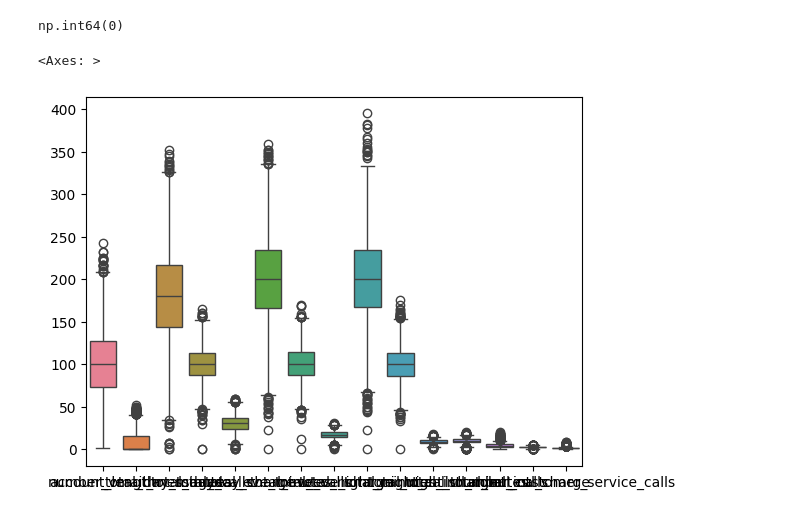
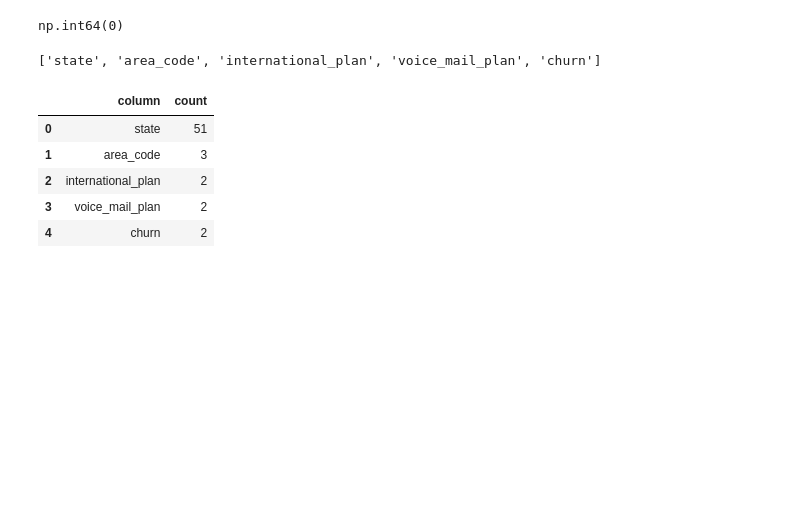
Before and after one commit to Gifted-Dev/customerChurn_prediction, a Jupyter notebook: notebooks/EDA.ipynb, the cells around one changed output. Drawn from its saved outputs; the diff is of its cells as text; code cells hidden in the pictures; blank space fills up the shorter version.

```diff
--- a/notebooks/EDA.ipynb
+++ b/notebooks/EDA.ipynb
@@ -71,8 +72,26 @@ dtype: object
 df.duplicated().sum()
 # %% [output]
 np.int64(0)
-# %%
-sns.boxplot(data=df)
-# %% [output]
-<Axes: >
-[figure, removed]
+# %%
+cat_columns = [feature for feature in df.columns if feature in df.select_dtypes(['object']).columns]
+
+cat_columns
+# %% [output]
+['state', 'area_code', 'international_plan', 'voice_mail_plan', 'churn']
+# %%
+# col_count = []
+# for cat in cat_columns:
+#     count = df[cat].value_counts().shape[0]
+#     col_count.append({'column' : cat, 'count' : count})
+
+test_count = [{'column' : cat, 'count' : df[cat].nunique()} for cat in cat_columns]
+cat_df = pd.DataFrame(test_count)
+
+cat_df
+# %% [output]
+|  | column | count |
+| 0 | state | 51 |
+| 1 | area_code | 3 |
+| 2 | international_plan | 2 |
+| 3 | voice_mail_plan | 2 |
+| 4 | churn | 2 |
```
Also changed, not shown: parts of 6 cells of this notebook.
